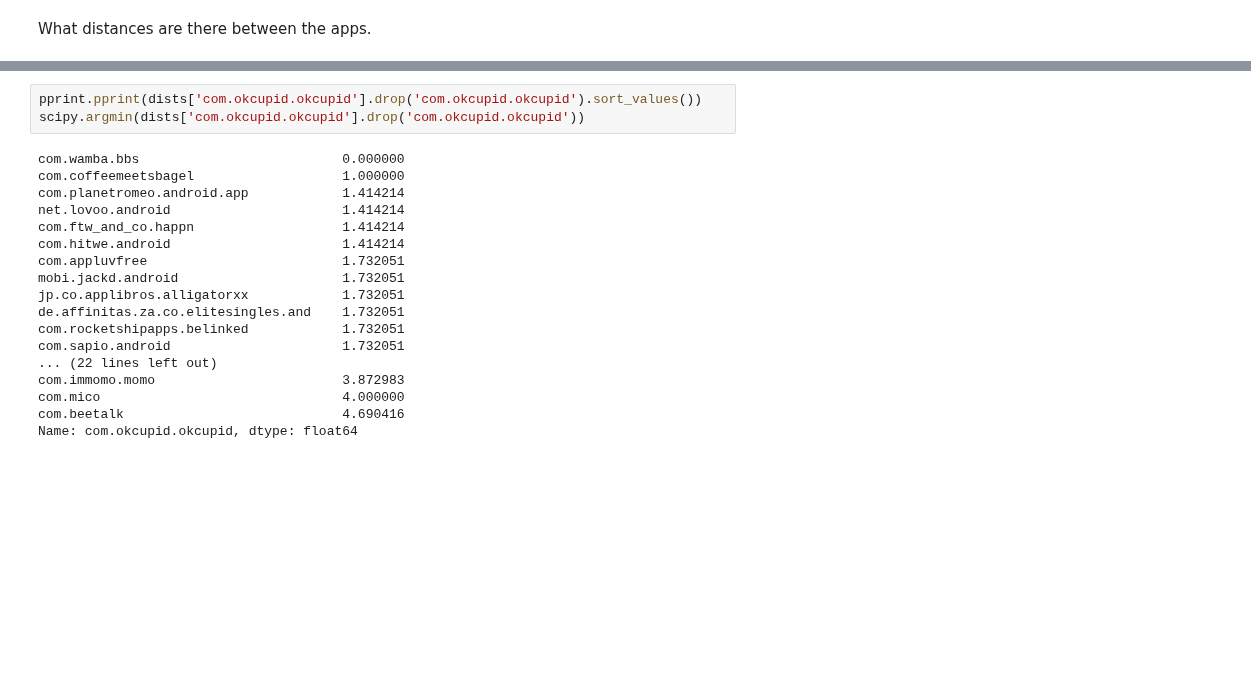
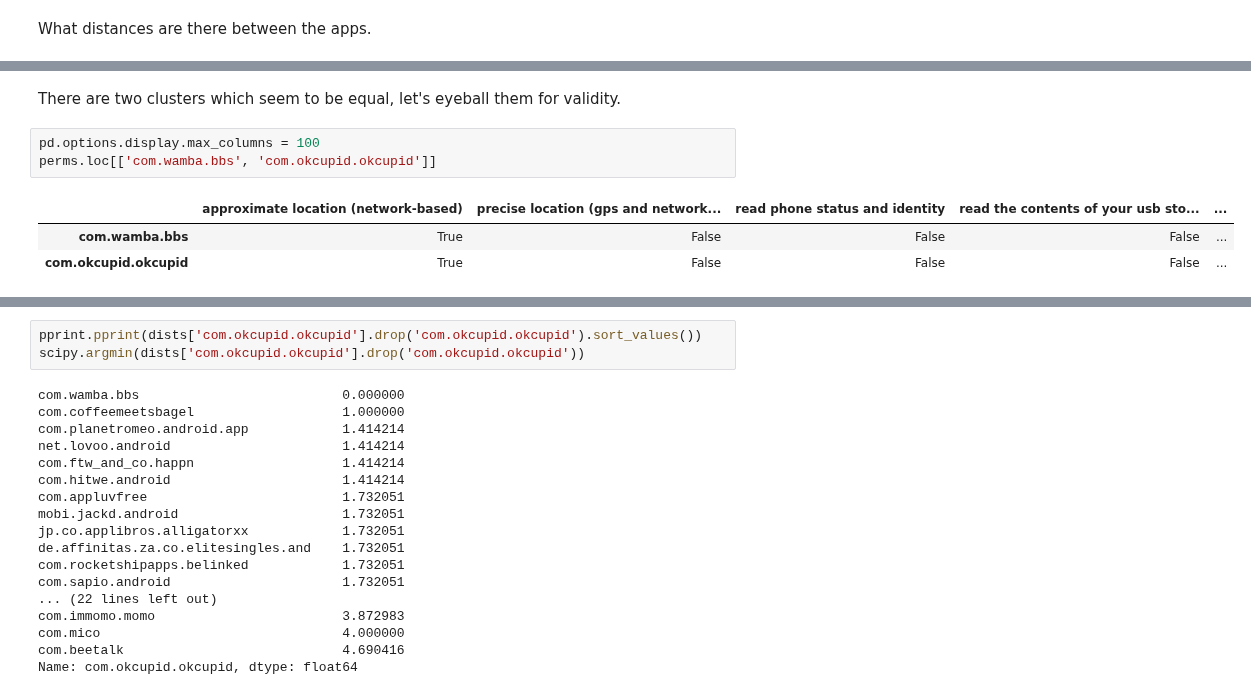
Before and after one commit to xmacex/dataanddating, a Jupyter notebook: App permissions.ipynb, the cells around one changed output, grey strips where cells are left out. Cells and saved outputs as stored; diff of their text form; blank space fills up the shorter version.

```diff
--- a/App permissions.ipynb
+++ b/App permissions.ipynb
@@ -275,0 +301,9 @@ dists = pd.DataFrame(scipy.spatial.distance.squareform(scipy.spatial.distance.pd
+# %% [markdown]
+There are two clusters which seem to be equal, let's eyeball them for validity.
+# %%
+pd.options.display.max_columns = 100
+perms.loc[['com.wamba.bbs', 'com.okcupid.okcupid']]
+# %% [output]
+|  | approximate location (network-based) | precise location (gps and network... | read phone status and identity | read the contents of your usb sto... | ... |
+| com.wamba.bbs | True | False | False | False | ... |
+| com.okcupid.okcupid | True | False | False | False | ... |
```
Also changed, not shown: parts of 13 cells of this notebook.
